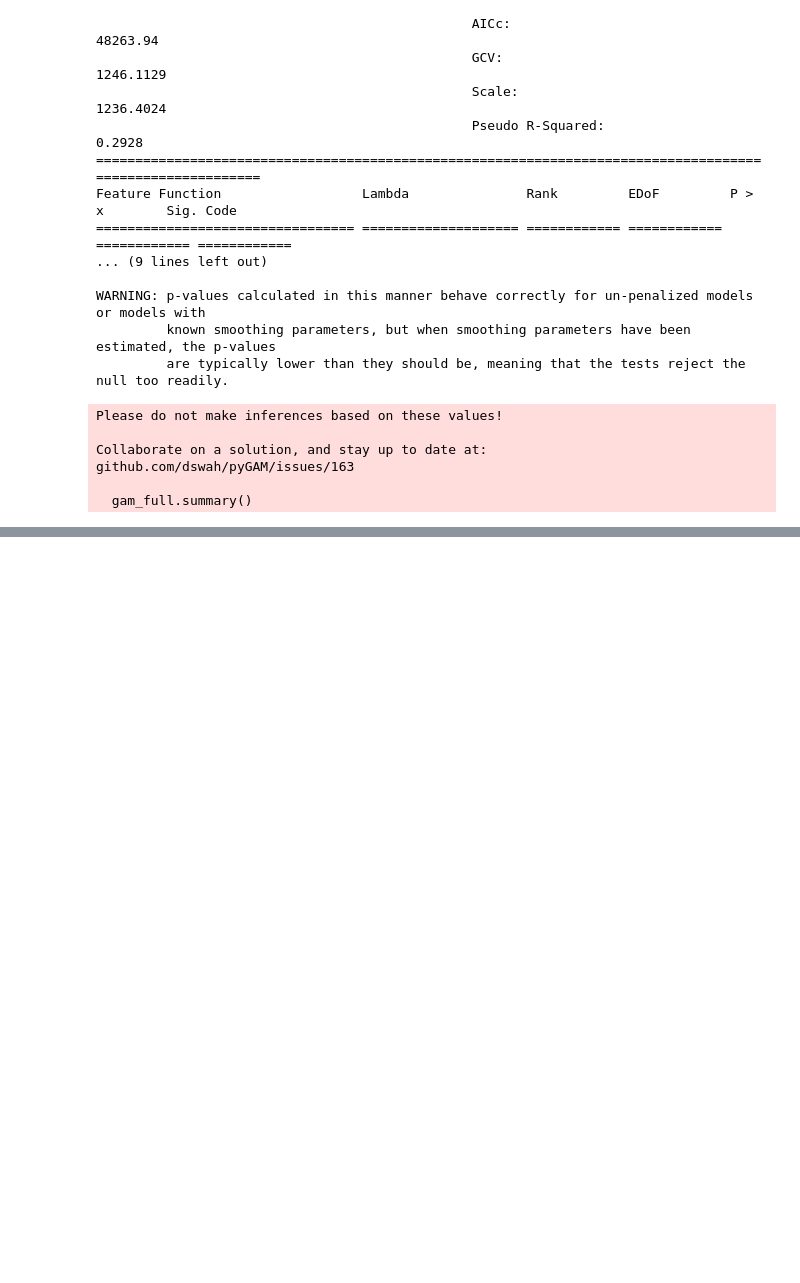
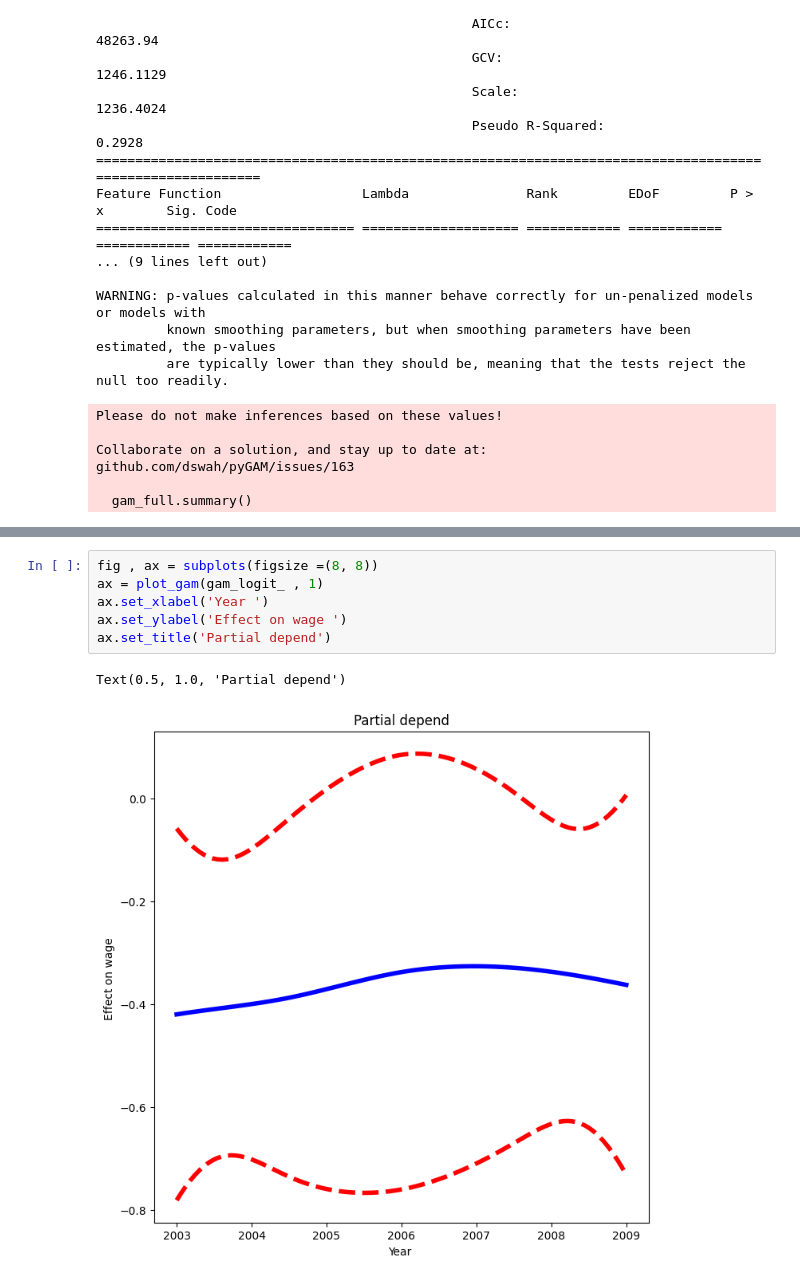
Before and after one commit to ARKA1112/ISLP_self, a Jupyter notebook: 7_Non_linear.ipynb, the cells around one changed output, grey strips where cells are left out. Drawn from its saved outputs; the diff is of its cells as text; blank space fills up the shorter version.

```diff
--- a/8_Non_linear.ipynb
+++ b/7_Non_linear.ipynb
@@ -556,0 +627,9 @@ github.com/dswah/pyGAM/issues/163
+# %%
+fig , ax = subplots(figsize =(8, 8))
+ax = plot_gam(gam_logit_ , 1)
+ax.set_xlabel('Year ')
+ax.set_ylabel('Effect on wage ')
+ax.set_title('Partial depend')
+# %% [output]
+Text(0.5, 1.0, 'Partial depend')
+[figure, added]
```
Also changed, not shown: parts of 10 cells of this notebook, 1 other file.
